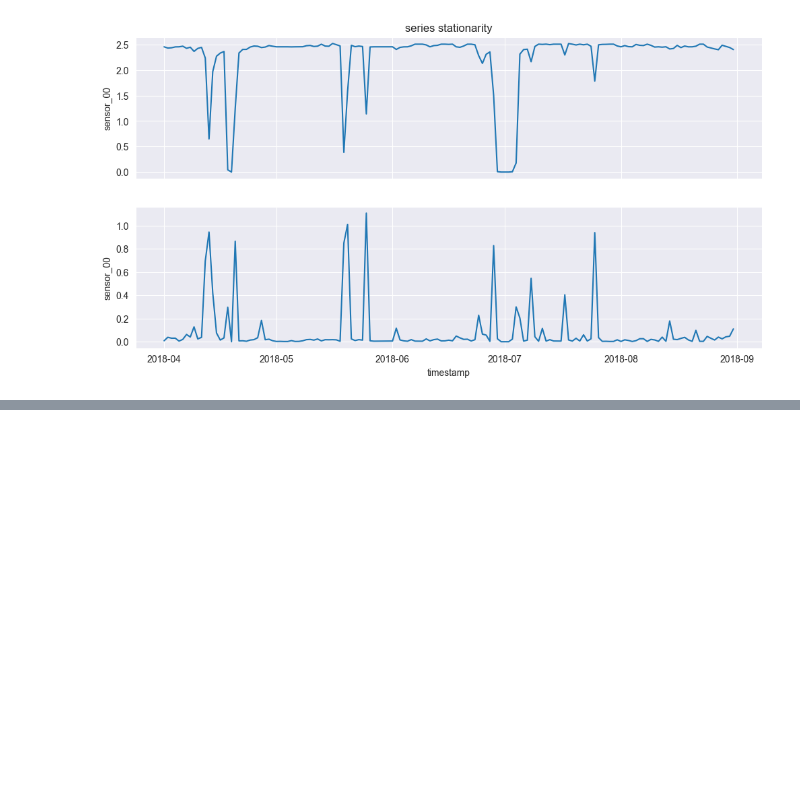
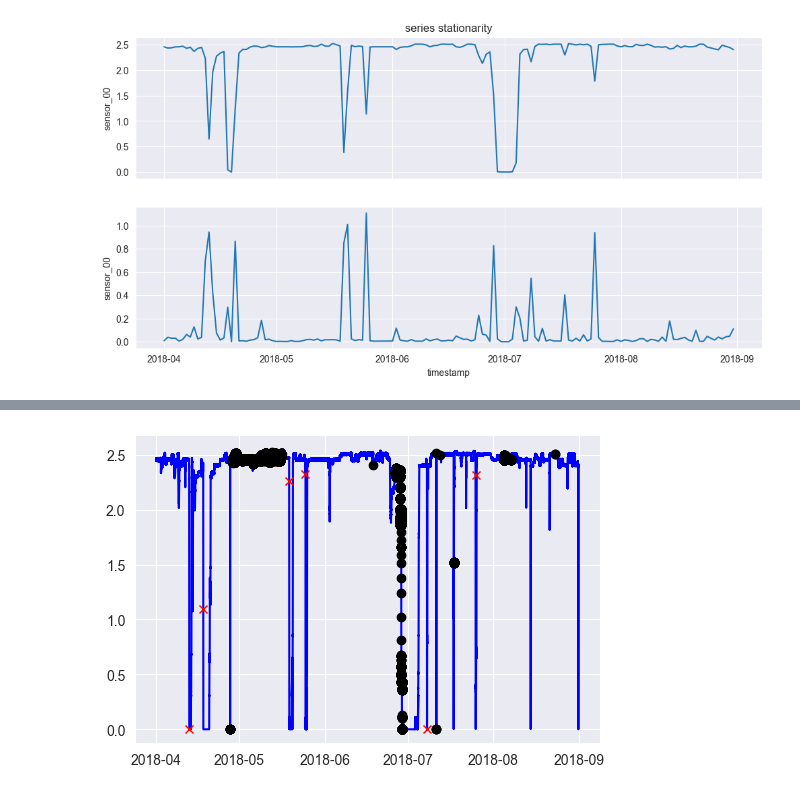
Before and after one commit to nitishsingh158/energy_consumption_clustering, a Jupyter notebook: energy_clustering.ipynb, the cells around one changed output, grey strips where cells are left out. Saved outputs shown, nothing was run; the diff lists cells and outputs as text; code cells hidden in the pictures; blank space fills up the shorter version.

```diff
--- a/energy_clustering.ipynb
+++ b/energy_clustering.ipynb
@@ -324,0 +396,10 @@ Text(0.5, 1.0, 'series stationarity')
+# %%
+anomaly_df_with_kmeans = anomaly_df.copy(deep=True)
+anomaly_df_with_kmeans["is_outlier"] = kmeans.labels_
+
+fig, ax = plt.subplots(1,1,figsize=(6,4))
+plt.plot(anomaly_df_with_kmeans["sensor_00"], color="blue")
+plt.plot(status["sensor_00"], color="red", marker="x", linestyle="none")
+plt.plot(anomaly_df_with_kmeans[anomaly_df_with_kmeans["is_outlier"]==1]["sensor_00"], color="black", marker="o", linestyle="none");
+# %% [output]
+[figure, added]
```
Also changed, not shown: parts of 9 cells of this notebook.
